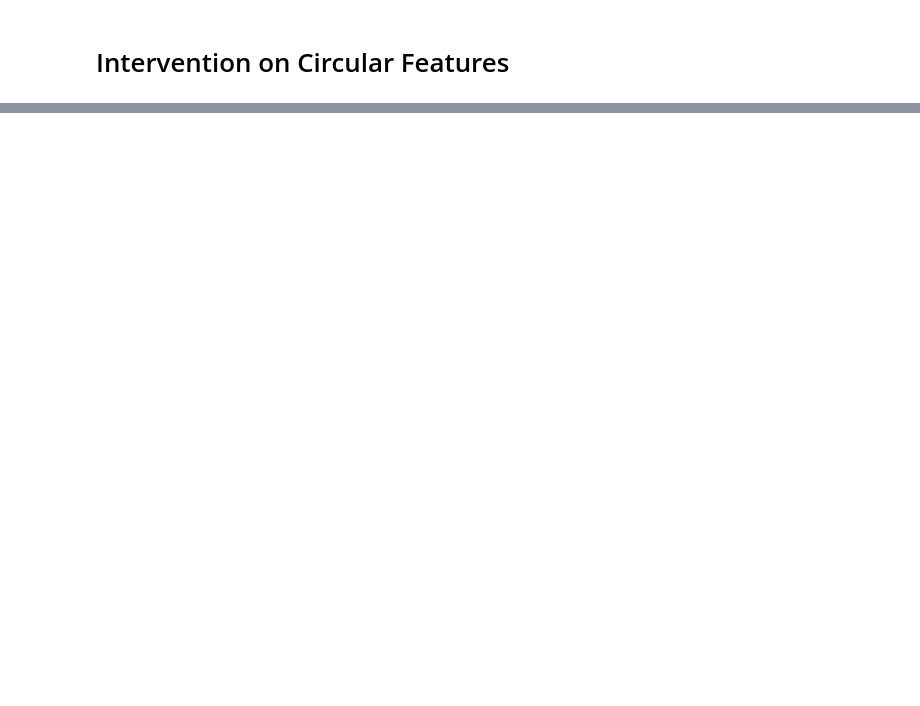
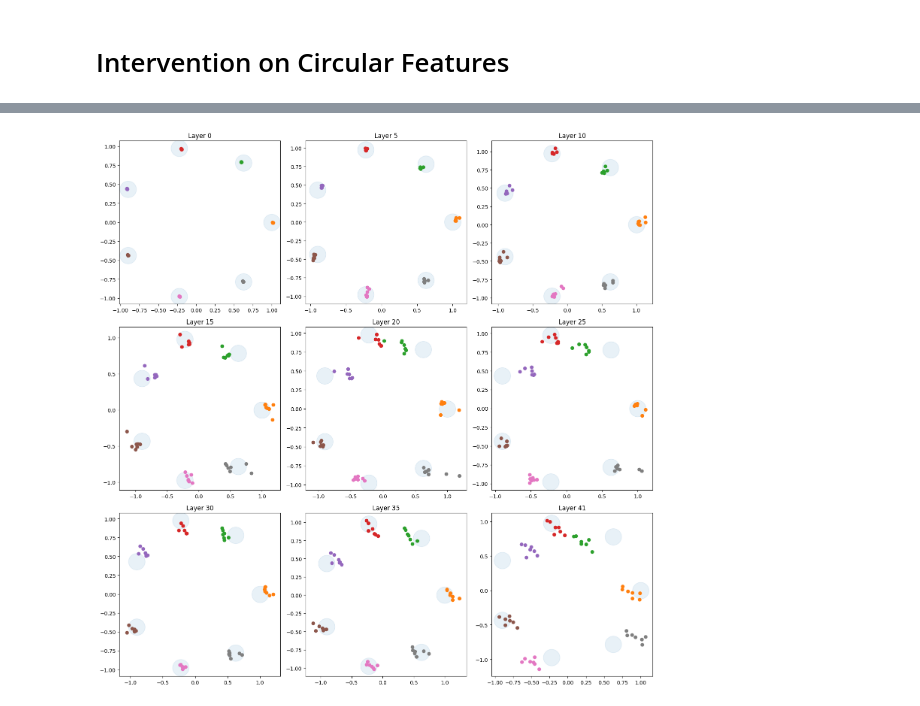
Before and after one commit to derfred/tutorials, a Jupyter notebook: multi_dimensional_features/multi_dimension_features.ipynb, the cells around one changed output, grey strips where cells are left out. Drawn from its saved outputs; the diff is of its cells as text; code cells hidden in the pictures; blank space fills up the shorter version.

Commit message:
training of linear probe - section 5.1 step 1

```diff
--- a/multi_dimensional_features/multi_dimension_features.ipynb
+++ b/multi_dimensional_features/multi_dimension_features.ipynb
@@ -459,0 +501,3 @@ plot_residual_stream_pcas(generate_residual_stream_for_math_eval(month_math_oper
+# %%
+week_linear_probes, week_pca_acts = train_linear_probes(week_math_operation_prompt, WEEK_PROMPT_A_TOKEN_INDEX, 7)
+week_linear_probes.shape
@@ -459,0 +515,25 @@ plot_residual_stream_pcas(generate_residual_stream_for_math_eval(month_math_oper
+# %%
+def visualize_linear_probes(probes, pca_acts, number_of_items, number_of_layers=None):
+  layers   = np.linspace(0, model.num_hidden_layers-1, number_of_layers or model.num_hidden_layers, dtype=int)
+  num_rows = math.ceil(len(layers) / 3)
+
+  w      = 2 * np.pi / number_of_items
+  circle = np.array([np.cos(w * np.arange(number_of_items)), np.sin(w * np.arange(number_of_items))])
+
+  fig, axs = plt.subplots(num_rows, 3, figsize=(15, 5*num_rows))
+  for i, ax in zip(layers, axs.flatten()):
+    # draw the big transparent dots for the ideal circle
+    ax.scatter(circle[0], circle[1], s=1000, alpha=0.1)
+
+    layer_pca_acts = pca_acts[i].reshape(number_of_items, number_of_items, -1)
+    for j in range(number_of_items):
+      projected_pca_acts = layer_pca_acts @ probes[i]
+      ax.scatter(projected_pca_acts[j, :, 0], projected_pca_acts[j, :, 1])
+
+    ax.set_title(f"Layer {i}")
+  plt.tight_layout()
+  plt.show()
+# %%
+visualize_linear_probes(week_linear_probes, week_pca_acts, 7, number_of_layers=9)
+# %% [output]
+[figure, added]
```
Also changed, not shown: parts of 15 cells of this notebook.
